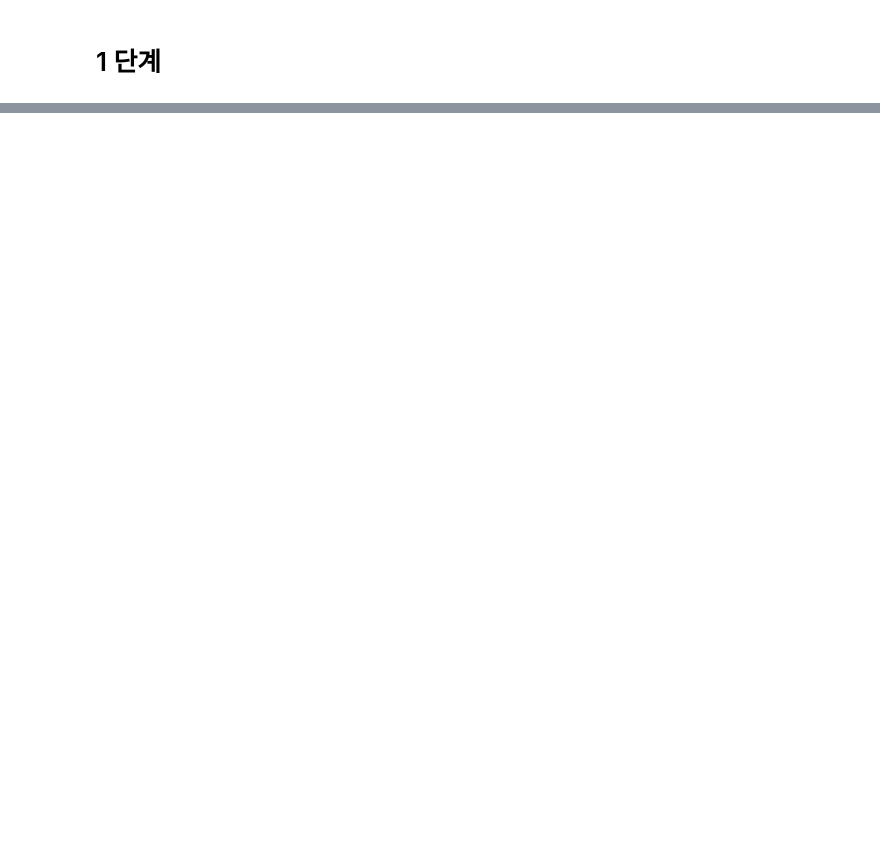
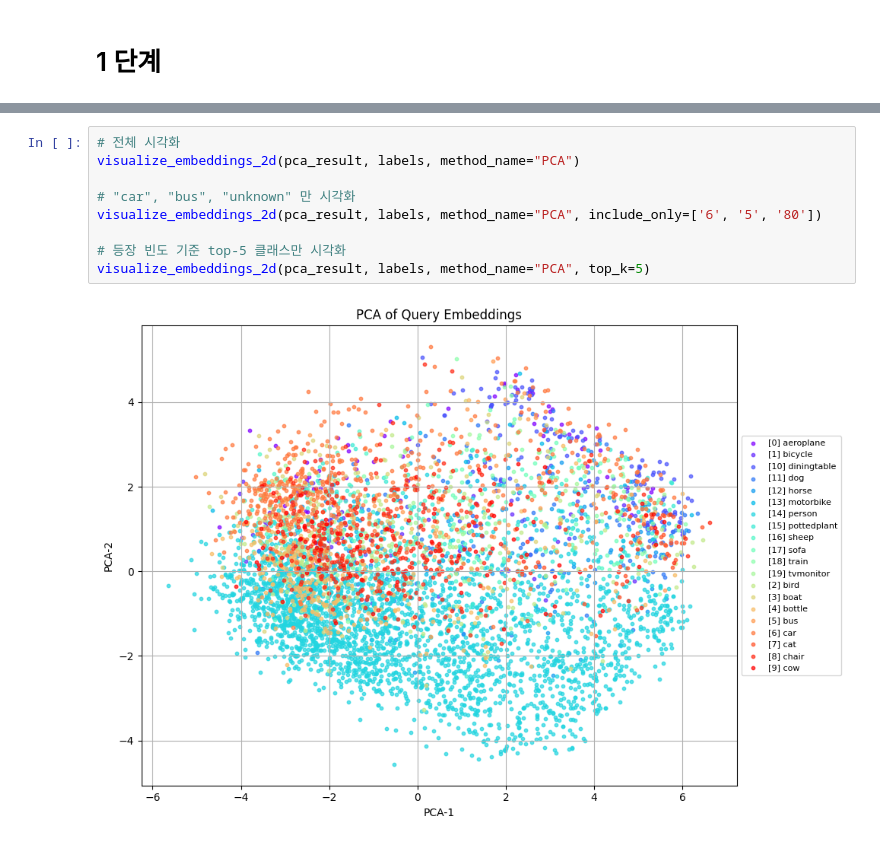
Before and after one commit to kyh980909/Contextual_Labeling, a Jupyter notebook: test.ipynb, the cells around one changed output, grey strips where cells are left out. Drawn from its saved outputs; the diff is of its cells as text; blank space fills up the shorter version.

```diff
--- a/test.ipynb
+++ b/test.ipynb
@@ -418,0 +809,11 @@ KeyboardInterrupt:
+# %%
+# 전체 시각화
+visualize_embeddings_2d(pca_result, labels, method_name="PCA")
+
+# "car", "bus", "unknown" 만 시각화
+visualize_embeddings_2d(pca_result, labels, method_name="PCA", include_only=['6', '5', '80'])
+
+# 등장 빈도 기준 top-5 클래스만 시각화
+visualize_embeddings_2d(pca_result, labels, method_name="PCA", top_k=5)
+# %% [output]
+[figure, added]
```
Also changed, not shown: parts of 36 cells of this notebook, 3 other files.
